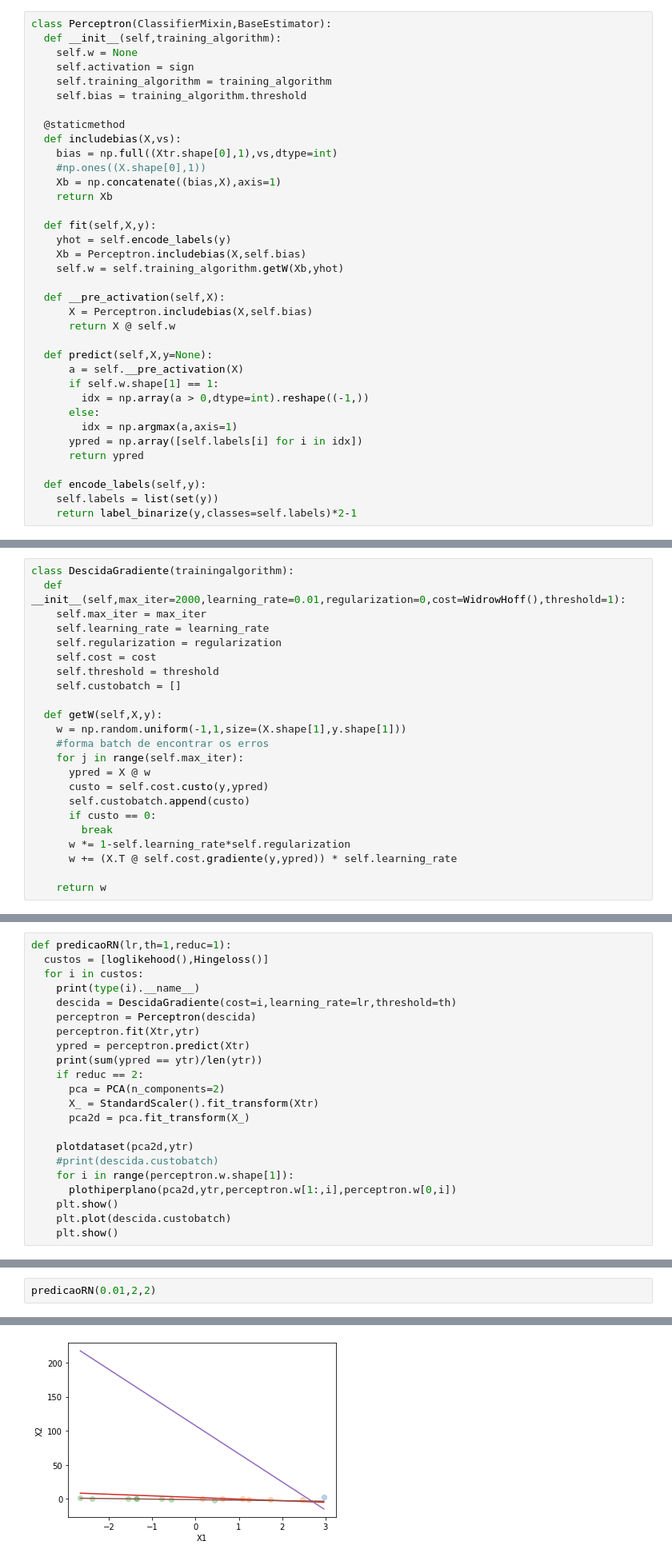
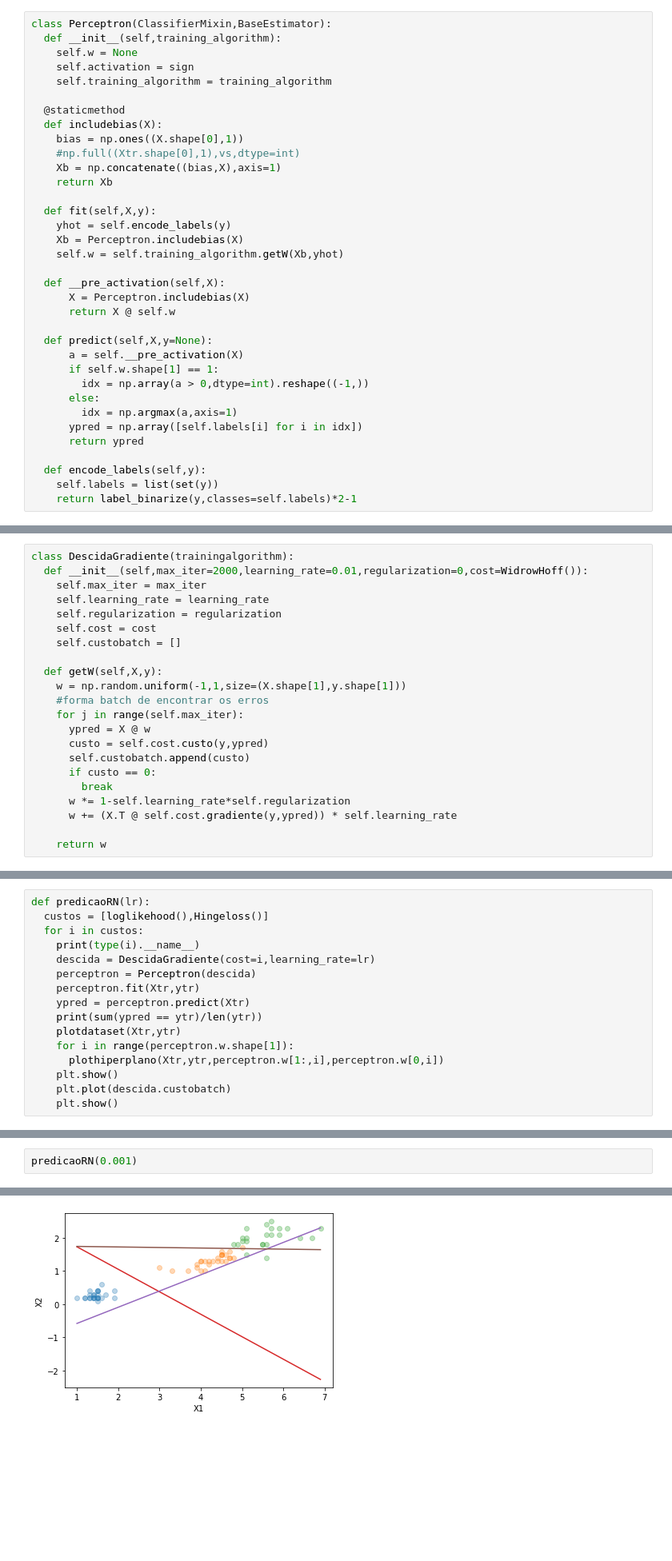
Before and after one commit to herbert1703/RN, a Jupyter notebook: Perceptron_multiclasse_Herbert.ipynb, the cells around one changed output, grey strips where cells are left out. Shown: that part at 80% size. Drawn from its saved outputs; the diff is of its cells as text; blank space fills up the shorter version.

Commit message:
Update Perceptron_multiclasse_Herbert.ipynb
Correção dos gráficos

```diff
--- a/Perceptron_multiclasse_Herbert.ipynb
+++ b/Perceptron_multiclasse_Herbert.ipynb
@@ -80,22 +80,21 @@ class Perceptron(ClassifierMixin,BaseEstimator):
     self.w = None
     self.activation = sign
     self.training_algorithm = training_algorithm
-    self.bias = training_algorithm.threshold
 
   @staticmethod
-  def includebias(X,vs):
-    bias = np.full((Xtr.shape[0],1),vs,dtype=int)
-    #np.ones((X.shape[0],1))
+  def includebias(X):
+    bias = np.ones((X.shape[0],1))
+    #np.full((Xtr.shape[0],1),vs,dtype=int)
     Xb = np.concatenate((bias,X),axis=1)
     return Xb
 
   def fit(self,X,y):
     yhot = self.encode_labels(y)
-    Xb = Perceptron.includebias(X,self.bias)
+    Xb = Perceptron.includebias(X)
     self.w = self.training_algorithm.getW(Xb,yhot)
 
   def __pre_activation(self,X):
-      X = Perceptron.includebias(X,self.bias)
+      X = Perceptron.includebias(X)
       return X @ self.w
 
   def predict(self,X,y=None):
@@ -117,12 +116,11 @@ class trainingalgorithm(ABC):
     pass
 # %%
 class DescidaGradiente(trainingalgorithm):
-  def __init__(self,max_iter=2000,learning_rate=0.01,regularization=0,cost=WidrowHoff(),threshold=1):
+  def __init__(self,max_iter=2000,learning_rate=0.01,regularization=0,cost=WidrowHoff()):
     self.max_iter = max_iter
     self.learning_rate = learning_rate
     self.regularization = regularization
     self.cost = cost
-    self.threshold = threshold
     self.custobatch = []
 
   def getW(self,X,y):
@@ -142,24 +140,18 @@ class DescidaGradiente(trainingalgorithm):
 from sklearn.decomposition import PCA
 from sklearn.preprocessing import StandardScaler
 # %%
-def predicaoRN(lr,th=1,reduc=1):
+def predicaoRN(lr):
   custos = [loglikehood(),Hingeloss()]
   for i in custos:
     print(type(i).__name__)
-    descida = DescidaGradiente(cost=i,learning_rate=lr,threshold=th)
+    descida = DescidaGradiente(cost=i,learning_rate=lr)
     perceptron = Perceptron(descida)
     perceptron.fit(Xtr,ytr)
     ypred = perceptron.predict(Xtr)
     print(sum(ypred == ytr)/len(ytr))
-    if reduc == 2:
-      pca = PCA(n_components=2)
-      X_ = StandardScaler().fit_transform(Xtr)
-      pca2d = pca.fit_transform(X_)
-
-    plotdataset(pca2d,ytr)
-    #print(descida.custobatch)
+    plotdataset(Xtr,ytr)
     for i in range(perceptron.w.shape[1]):
-      plothiperplano(pca2d,ytr,perceptron.w[1:,i],perceptron.w[0,i])
+      plothiperplano(Xtr,ytr,perceptron.w[1:,i],perceptron.w[0,i])
     plt.show()
     plt.plot(descida.custobatch)
     plt.show()
@@ -178,4 +171,4 @@ plotdataset(Xtr,ytr)
 # %%
-predicaoRN(0.01,2,2)
+predicaoRN(0.001)
 # %% [output]
 loglikehood
@@ -187 +180 @@ Hingeloss
-[figure, old version]
+[figure, new version]
```
Also changed, not shown: parts of 4 cells of this notebook.
